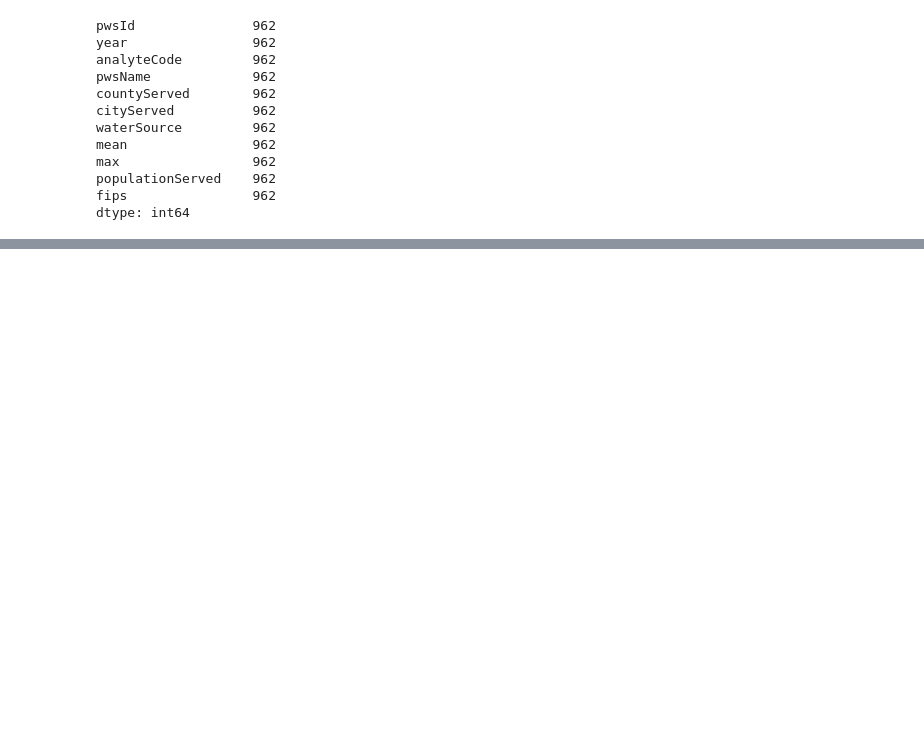
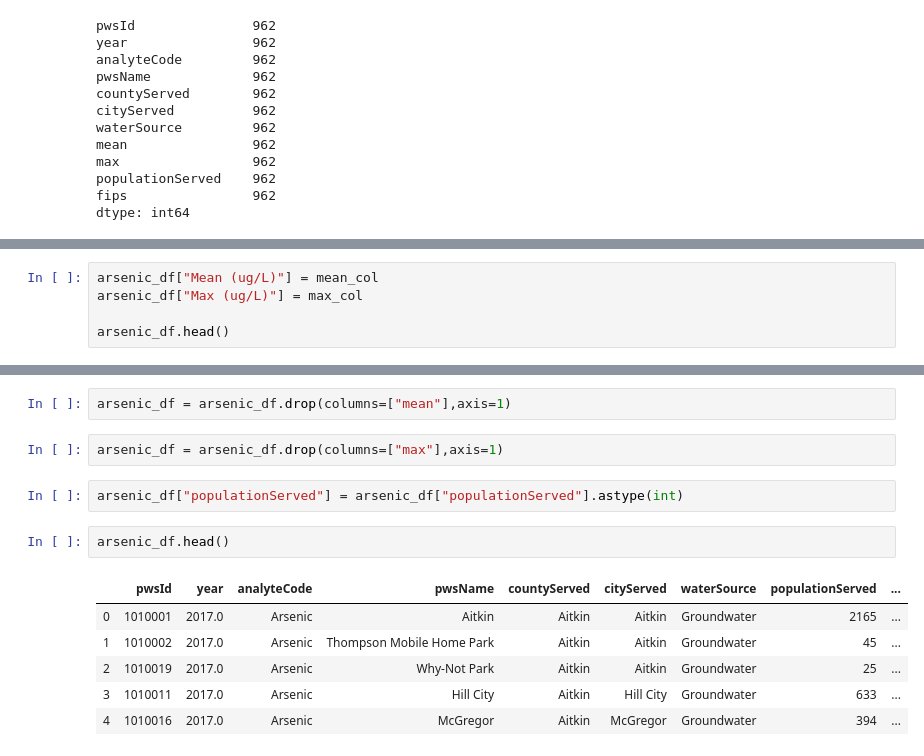
Before and after one commit to bkaczmarczik28/MN-Drinking-Water-Quality, a Jupyter notebook: PovertyByCounty.ipynb, the cells around one changed output, grey strips where cells are left out. Drawn from its saved outputs; the diff is of its cells as text; blank space fills up the shorter version.

Commit message:
re-ordered arsenic dataset

```diff
--- a/PovertyByCounty.ipynb
+++ b/PovertyByCounty.ipynb
@@ -135,0 +192,5 @@ dtype: int64
+# %%
+arsenic_df["Mean (ug/L)"] = mean_col
+arsenic_df["Max (ug/L)"] = max_col
+
+arsenic_df.head()
@@ -135,0 +204,15 @@ dtype: int64
+# %%
+arsenic_df = arsenic_df.drop(columns=["mean"],axis=1)
+# %%
+arsenic_df = arsenic_df.drop(columns=["max"],axis=1)
+# %%
+arsenic_df["populationServed"] = arsenic_df["populationServed"].astype(int)
+# %%
+arsenic_df.head()
+# %% [output]
+|  | pwsId | year | analyteCode | pwsName | countyServed | cityServed | waterSource | populationServed | ... |
+| 0 | 1010001 | 2017.0 | Arsenic | Aitkin | Aitkin | Aitkin | Groundwater | 2165 | ... |
+| 1 | 1010002 | 2017.0 | Arsenic | Thompson Mobile Home Park | Aitkin | Aitkin | Groundwater | 45 | ... |
+| 2 | 1010019 | 2017.0 | Arsenic | Why-Not Park | Aitkin | Aitkin | Groundwater | 25 | ... |
+| 3 | 1010011 | 2017.0 | Arsenic | Hill City | Aitkin | Hill City | Groundwater | 633 | ... |
+| 4 | 1010016 | 2017.0 | Arsenic | McGregor | Aitkin | McGregor | Groundwater | 394 | ... |
```
Also changed, not shown: parts of 13 cells of this notebook.
